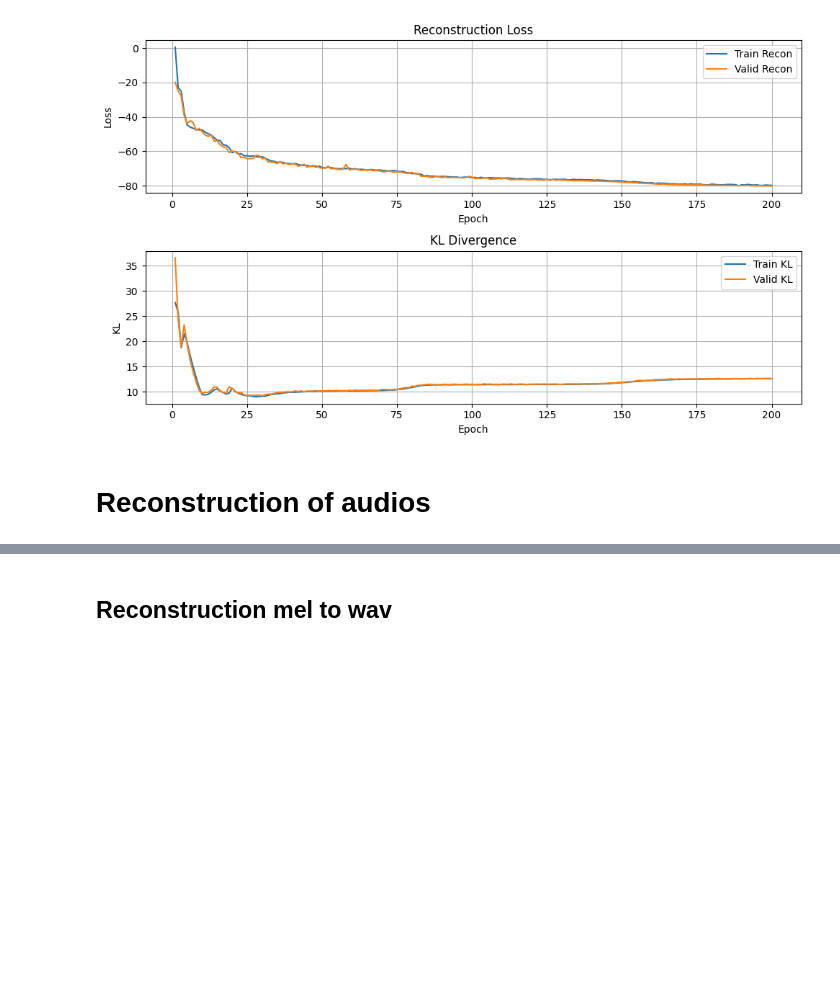
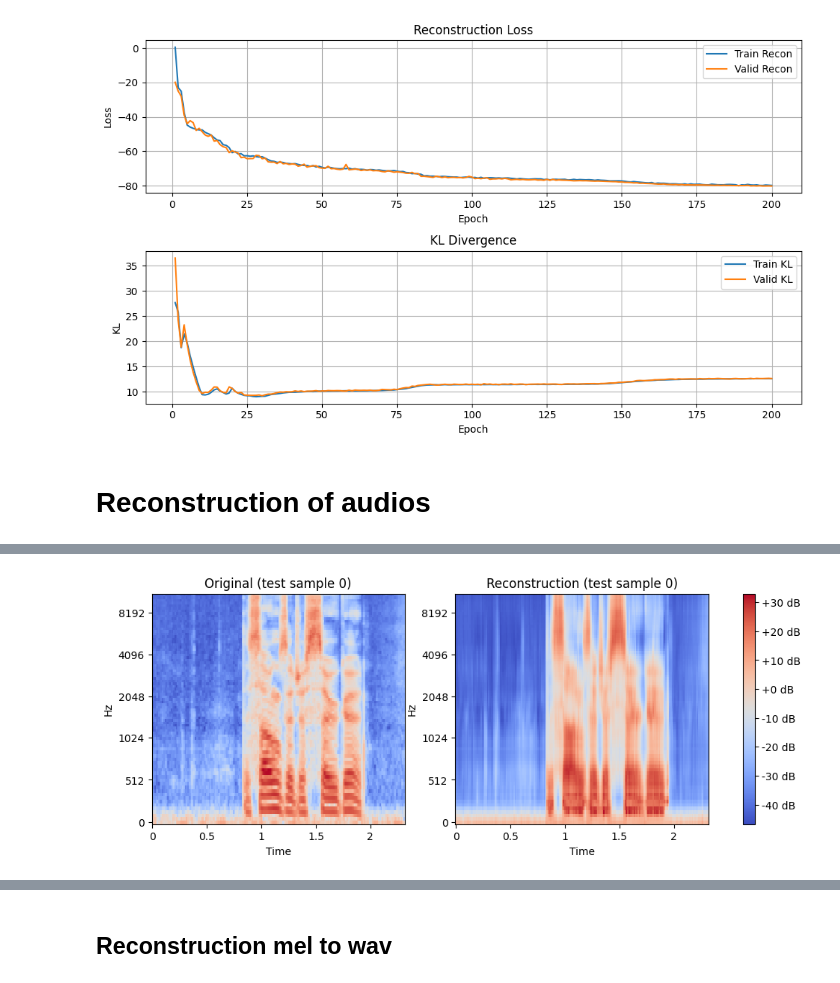
Before and after one commit to VSmague/Dynamical-Variational-Autoencoders, a Jupyter notebook: experiments/VRNN_project_notebook_colab.ipynb, the cells around one changed output, grey strips where cells are left out. Saved outputs shown, nothing was run; the diff lists cells and outputs as text; code cells hidden in the pictures; blank space fills up the shorter version.

```diff
--- a/experiments/VRNN_project_notebook_colab.ipynb
+++ b/experiments/VRNN_project_notebook_colab.ipynb
@@ -910,0 +813,96 @@ Shape sortie modèle : torch.Size([200, 1, 80])
+# %%
+import librosa
+import librosa.display
+import soundfile as sf
+import IPython.display as ipd
+import numpy as np
+import matplotlib.pyplot as plt
+import torch
+
+# --- CONFIGURATION ---
+STATS_PATH = "mel_stats.pt"
+
+# 1. Charger les stats
+stats = torch.load(STATS_PATH)
+mean_val = stats["mean"].to('cpu')
+std_val = stats["std"].to('cpu')
+
+# 4. Fonction Helper : Mel -> Audio
+def mel_to_audio_playable(mel_tensor, mean, std, name):
+    # Sécurité CPU
+    mel_tensor = mel_tensor.detach().cpu()
+    mean = mean.cpu()
+    std = std.cpu()
+
+    # A. Dénormalisation
+    mel_denorm = mel_tensor * (std + 1e-6) + mean
+
+    # B. Conversion Numpy & Transpose (Seq, Feat) -> (Feat, Seq)
+    mel_numpy = mel_denorm.numpy()
+    if mel_numpy.shape[0] > mel_numpy.shape[1]:
+        mel_numpy = mel_numpy.T
+
+    # C. dB to Power & Griffin-Lim
+    mel_power = librosa.db_to_power(mel_numpy)
+    audio = librosa.feature.inverse.mel_to_audio(
+        mel_power, sr=22050, n_fft=1024, hop_length=256, win_length=1024
+    )
+
+    # E. Sauvegarde et Affichage
+    filename = f"{name}.wav"
+    sf.write(filename, audio, 22050)
+    display(ipd.Audio(filename))
+
+# --- BOUCLE DE VISUALISATION ---
+
+for i in range(0, 5):
+    print(f"\n" + "="*50)
+    print(f"SAMPLE #{i}")
+    print("="*50)
+
+    # 1. Récupération Données
+    data_item = test_dataset[i]
+    # Gestion si le dataset renvoie (data, path) ou juste data
+    original_mel = data_item[0] if isinstance(data_item, (tuple, list)) else data_item
+
+    # 2. Passage Modèle
+    input_tensor = original_mel.unsqueeze(1).to(device) # (Seq, Batch, Feat)
+
+    with torch.no_grad():
+        recon_mel, _, _ = model(input_tensor)
+
+    # Nettoyage Dimensions (Retrait du batch)
+    recon_mel = recon_mel.squeeze(1).cpu()
+    original_mel = original_mel.cpu()
+
+    # 3. PLOT DES SPECTROGRAMMES
+    # On crée une figure large
+    fig, ax = plt.subplots(1, 2, figsize=(12, 4))
+
+    # Fonction locale pour préparer l'image (Dénormalisation + Transpose)
+    def prep_for_plot(tensor, mean, std):
+        denorm = tensor * (std + 1e-6) + mean
+        return denorm.numpy().T # (Freq, Time) pour Librosa
+
+    # Préparation
+    img_orig = prep_for_plot(original_mel, mean_val, std_val)
+    img_recon = prep_for_plot(recon_mel, mean_val, std_val)
+
+    # Affichage Original
+    librosa.display.specshow(img_orig, y_axis='mel', x_axis='time', ax=ax[0], sr=22050, hop_length=256)
+    ax[0].set_title(f"Original (test sample {i})")
+
+    # Affichage Reconstruit
+    im = librosa.display.specshow(img_recon, y_axis='mel', x_axis='time', ax=ax[1], sr=22050, hop_length=256)
+    ax[1].set_title(f"Reconstruction (test sample {i})")
+
+    # Barre de couleur commune
+    fig.colorbar(im, ax=ax, format='%+2.0f dB')
+    plt.savefig(f"reconstruction vs original - test sample {i}",bbox_inches='tight', dpi=150)
+    plt.show() # Affiche les images avant les lecteurs audio
+
+    # 4. LECTURE AUDIO
+    # On donne un nom unique avec l'index 'i' pour éviter d'écraser les fichiers
+    mel_to_audio_playable(original_mel, mean_val, std_val, f"test sample_{i}_original")
+    mel_to_audio_playable(recon_mel, mean_val, std_val, f"test sample_{i}_reconstruction")
+# %% [output]
@@ -910,0 +912 @@ Shape sortie modèle : torch.Size([200, 1, 80])
+[figure, added]
```
Also changed, not shown: parts of 17 cells of this notebook, 29 other files.
